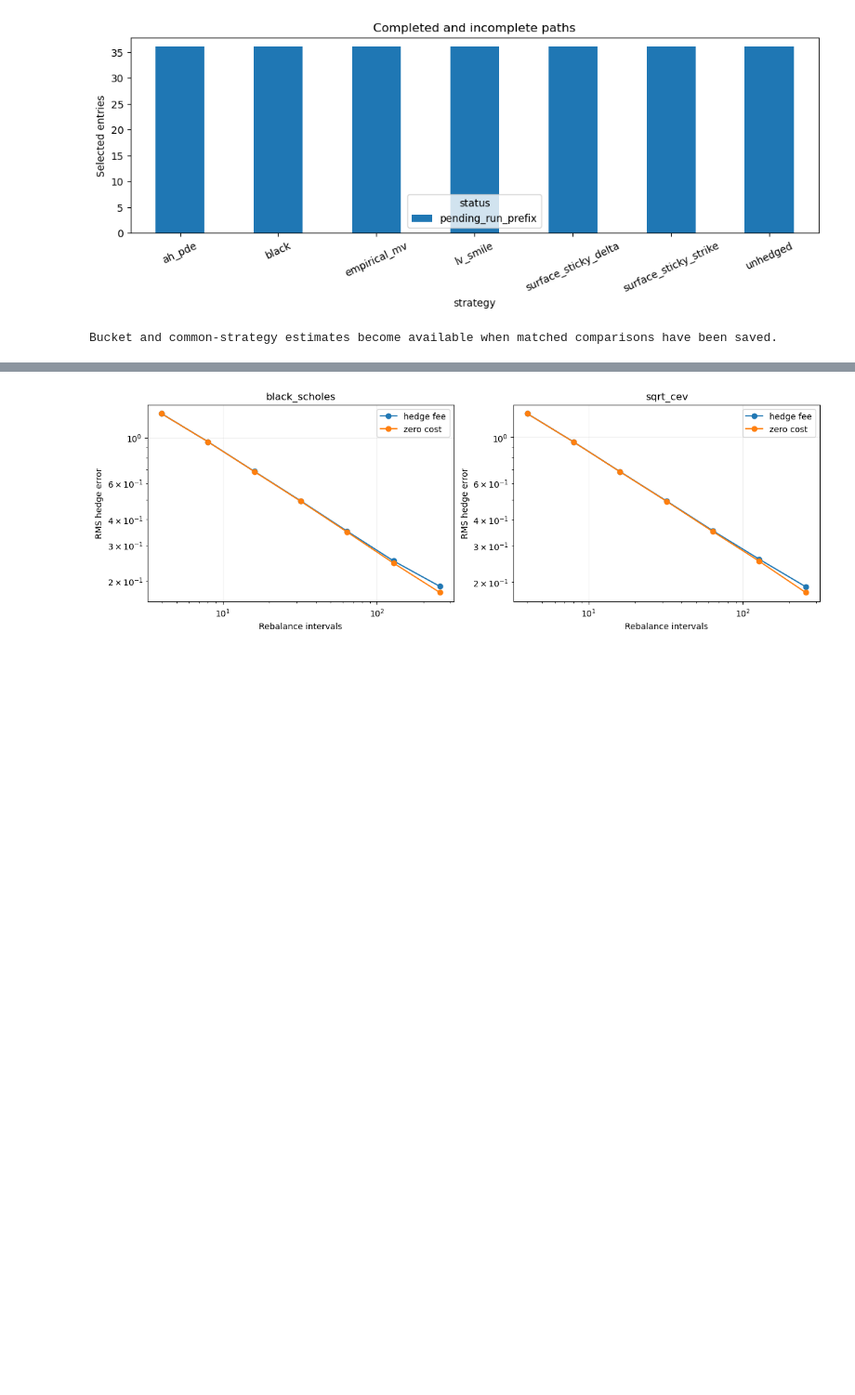
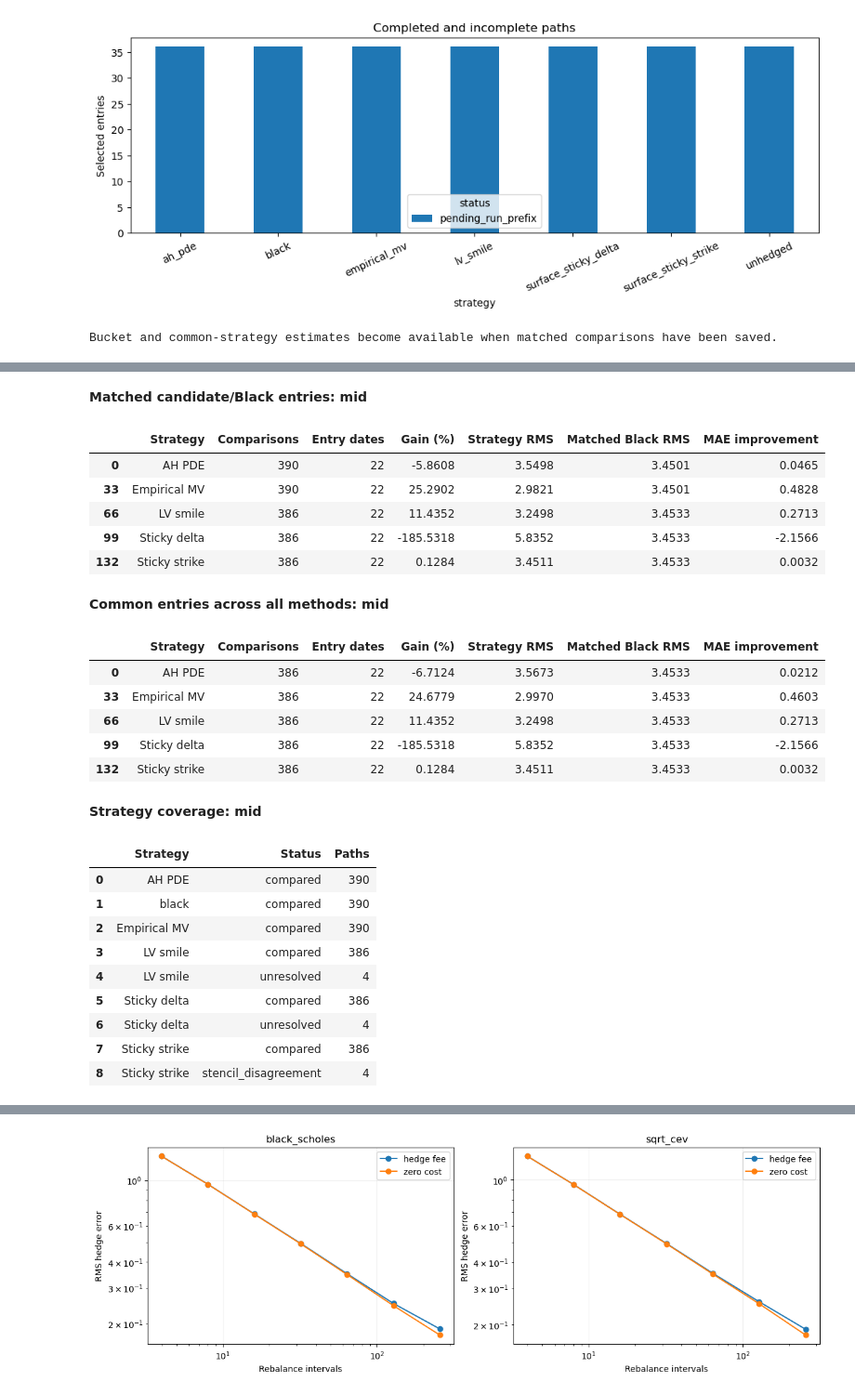
Before and after one commit to KVInator/local-vol-spx, a Jupyter notebook: notebooks/research.ipynb, the cells around one changed output, grey strips where cells are left out. Shown at 93% size. Saved outputs shown, nothing was run; the diff lists cells and outputs as text; code cells hidden in the pictures; blank space fills up the shorter version.

```diff
--- a/notebooks/research.ipynb
+++ b/notebooks/research.ipynb
@@ -401,0 +555,69 @@ Monthly pilot results are not linked. Set PILOT_INDEX to their saved run_index.j
+# %%
+strategy_tables = {}
+if strategy_reader:
+    for name in ("gain_summary", "common_strategy_gain", "coverage", "mv_fits", "mv_training_membership"):
+        strategy_tables[name] = strategy_reader.read_pinned_csv(
+            STRATEGY_FOLDER / f"{name}.csv",
+            strategy_audit.get("output_sha256", {}).get(f"{name}.csv"),
+            {"quote_date": str, "entry_id": str, "fit_id": str, "training_entry_id": str},
+        )
+    strategy_reader.verify_unchanged()
+    names = {
+        "ah_pde": "AH PDE", "empirical_mv": "Empirical MV", "lv_smile": "LV smile",
+        "surface_sticky_strike": "Sticky strike", "surface_sticky_delta": "Sticky delta",
+    }
+    columns = ["strategy", "comparisons", "entry_dates", "gain", "rms_net_pnl", "black_rms_net_pnl", "mae_improvement"]
+    labels = {
+        "strategy": "Strategy", "comparisons": "Comparisons", "entry_dates": "Entry dates",
+        "gain": "Gain (%)", "rms_net_pnl": "Strategy RMS", "black_rms_net_pnl": "Matched Black RMS",
+        "mae_improvement": "MAE improvement",
+    }
+    for name, title in [("gain_summary", "Matched candidate/Black entries"), ("common_strategy_gain", "Common entries across all methods")]:
+        gains = strategy_tables[name]
+        selected_gains = gains.loc[gains.scenario.eq(SCENARIO) & gains.dimension.eq("overall")].copy()
+        display(Markdown(f"**{title}: {SCENARIO}**"))
+        if selected_gains.empty:
+            print("No saved comparisons are available for this intersection and scenario.")
+            continue
+        require(selected_gains, columns + ["black_sse", "strategy_sse"], title, ["strategy"])
+        defined = selected_gains.black_sse.gt(0)
+        expected = 1 - selected_gains.loc[defined, "strategy_sse"] / selected_gains.loc[defined, "black_sse"]
+        if not np.allclose(selected_gains.loc[defined, "gain"], expected, rtol=1e-10, atol=1e-12):
+            raise ValueError("Saved Gain does not agree with its squared-error totals.")
+        view = selected_gains[columns].copy()
+        view["strategy"] = view.strategy.map(names).fillna(view.strategy)
+        view["gain"] *= 100
+        display(view.rename(columns=labels).round(4).fillna("n/a"))
+    coverage = strategy_tables["coverage"]
+    counts = coverage.loc[coverage.scenario.eq(SCENARIO)].groupby(["strategy", "status"]).size().rename("Paths").reset_index()
+    counts["strategy"] = counts.strategy.map(names).fillna(counts.strategy)
+    display(Markdown(f"**Strategy coverage: {SCENARIO}**"))
+    display(counts.rename(columns={"strategy": "Strategy", "status": "Status"}))
+else:
+    print(f"No saved strategy comparison was found at {STRATEGY_FOLDER}. Set STRATEGY_FOLDER to the existing completed run.")
+# %% [output]
+**Matched candidate/Black entries: mid**
+|  | Strategy | Comparisons | Entry dates | Gain (%) | Strategy RMS | Matched Black RMS | MAE improvement |
+| 0 | AH PDE | 390 | 22 | -5.8608 | 3.5498 | 3.4501 | 0.0465 |
+| 33 | Empirical MV | 390 | 22 | 25.2902 | 2.9821 | 3.4501 | 0.4828 |
+| 66 | LV smile | 386 | 22 | 11.4352 | 3.2498 | 3.4533 | 0.2713 |
+| 99 | Sticky delta | 386 | 22 | -185.5318 | 5.8352 | 3.4533 | -2.1566 |
+| 132 | Sticky strike | 386 | 22 | 0.1284 | 3.4511 | 3.4533 | 0.0032 |
+**Common entries across all methods: mid**
+|  | Strategy | Comparisons | Entry dates | Gain (%) | Strategy RMS | Matched Black RMS | MAE improvement |
+| 0 | AH PDE | 386 | 22 | -6.7124 | 3.5673 | 3.4533 | 0.0212 |
+| 33 | Empirical MV | 386 | 22 | 24.6779 | 2.9970 | 3.4533 | 0.4603 |
+| 66 | LV smile | 386 | 22 | 11.4352 | 3.2498 | 3.4533 | 0.2713 |
+| 99 | Sticky delta | 386 | 22 | -185.5318 | 5.8352 | 3.4533 | -2.1566 |
+| 132 | Sticky strike | 386 | 22 | 0.1284 | 3.4511 | 3.4533 | 0.0032 |
+**Strategy coverage: mid**
+|  | Strategy | Status | Paths |
+| 0 | AH PDE | compared | 390 |
+| 1 | black | compared | 390 |
+| 2 | Empirical MV | compared | 390 |
+| 3 | LV smile | compared | 386 |
+| 4 | LV smile | unresolved | 4 |
+| 5 | Sticky delta | compared | 386 |
+| 6 | Sticky delta | unresolved | 4 |
+| 7 | Sticky strike | compared | 386 |
+| 8 | Sticky strike | stencil_disagreement | 4 |
```
Also changed, not shown: parts of 11 cells of this notebook, 1 other file.
